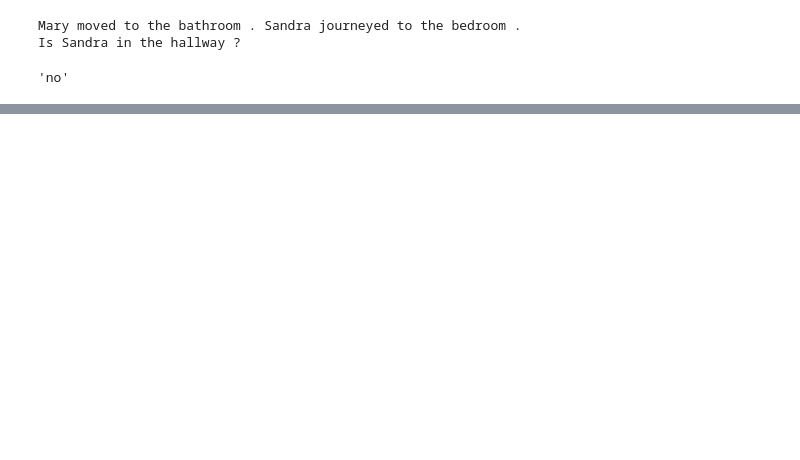
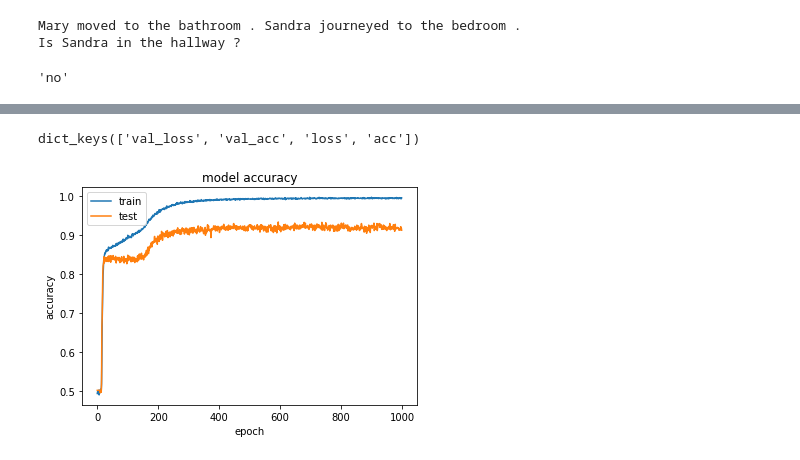
Before and after one commit to ChristopherDaigle/Learning_and_Development, a Jupyter notebook: Udemy/NLP_With_Python/7_Deep_Learning/NLP_Deep_Learning_Chat_Bot.ipynb, the cells around one changed output, grey strips where cells are left out. Cells and saved outputs as stored; diff of their text form; code cells hidden in the pictures; blank space fills up the shorter version.

Commit message:
feat: 1000 epoch model run

```diff
--- a/Udemy/NLP_With_Python/7_Deep_Learning/NLP_Deep_Learning_Chat_Bot.ipynb
+++ b/Udemy/NLP_With_Python/7_Deep_Learning/NLP_Deep_Learning_Chat_Bot.ipynb
@@ -98,0 +314,26 @@ max_question_len = max([len(data[1]) for data in all_data])
+# %%
+# Now, pass in the inputs into the encoders
+# Encoded <-- Encoder(Input)
+input_encoded_m = input_encoder_m(story_input)
+input_encoded_c = input_encoder_c(story_input)
+question_encoded = question_encoder(question_input)
+
+# Use the dot product to compute the match between the first input vector sequence and the question
+match = dot([input_encoded_m,question_encoded], axes=(2,2))
+match = Activation('softmax')(match)
+
+# Add the match matrix with the second input matrix
+response = add([match, input_encoded_c])
+response = Permute((2,1))(response)
+# %%
+answer = concatenate([response,question_encoded])
+# Now, we will reduce our answer tensor with an RNN
+answer = LSTM(32)(answer)
+answer = Dropout(rate=0.5)(answer)
+answer = Dense(vocab_size)(answer)
+# Output: (samples, vocab_size) # Yes/No
+answer = Activation('softmax')(answer)
+# %%
+model = Model([story_input,question_input],answer)
+model.compile(optimizer='rmsprop', loss='categorical_crossentropy',metrics=['accuracy'])
+model.summary()
@@ -98,0 +361,6 @@ max_question_len = max([len(data[1]) for data in all_data])
+# %%
+%%time
+history = model.fit([s_train,q_train], a_train,
+                    batch_size=32, epochs=1000,
+                    validation_data=([s_test, q_test], a_test),
+                    verbose=0)
@@ -98,0 +377,15 @@ max_question_len = max([len(data[1]) for data in all_data])
+# %%
+import matplotlib.pyplot as plt
+%matplotlib inline
+print(history.history.keys())
+# summarize history for accuracy
+plt.plot(history.history['acc'])
+plt.plot(history.history['val_acc'])
+plt.title('model accuracy')
+plt.ylabel('accuracy')
+plt.xlabel('epoch')
+plt.legend(['train', 'test'], loc='upper left')
+plt.show()
+# %% [output]
+dict_keys(['val_loss', 'val_acc', 'loss', 'acc'])
+[figure, added]
```
Also changed, not shown: parts of 50 cells of this notebook, 1 other file.
